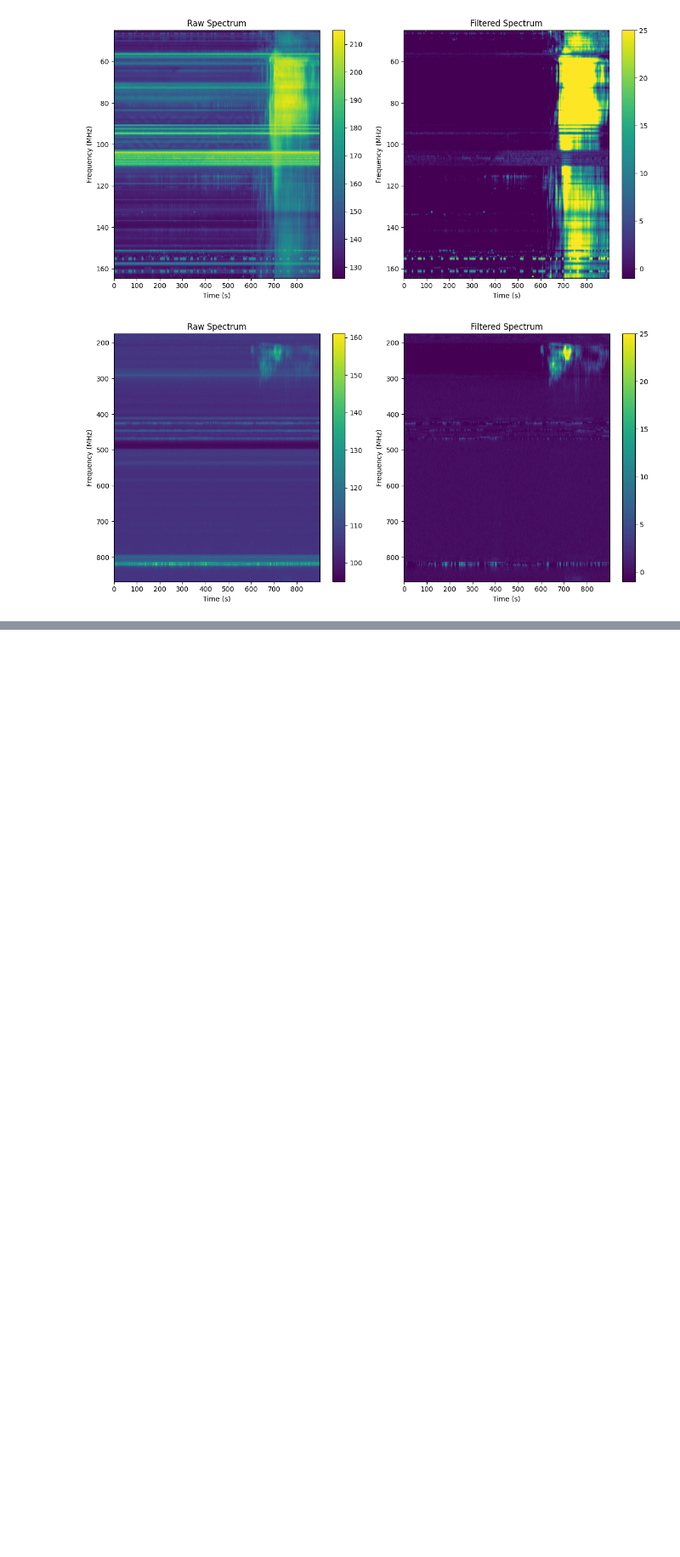
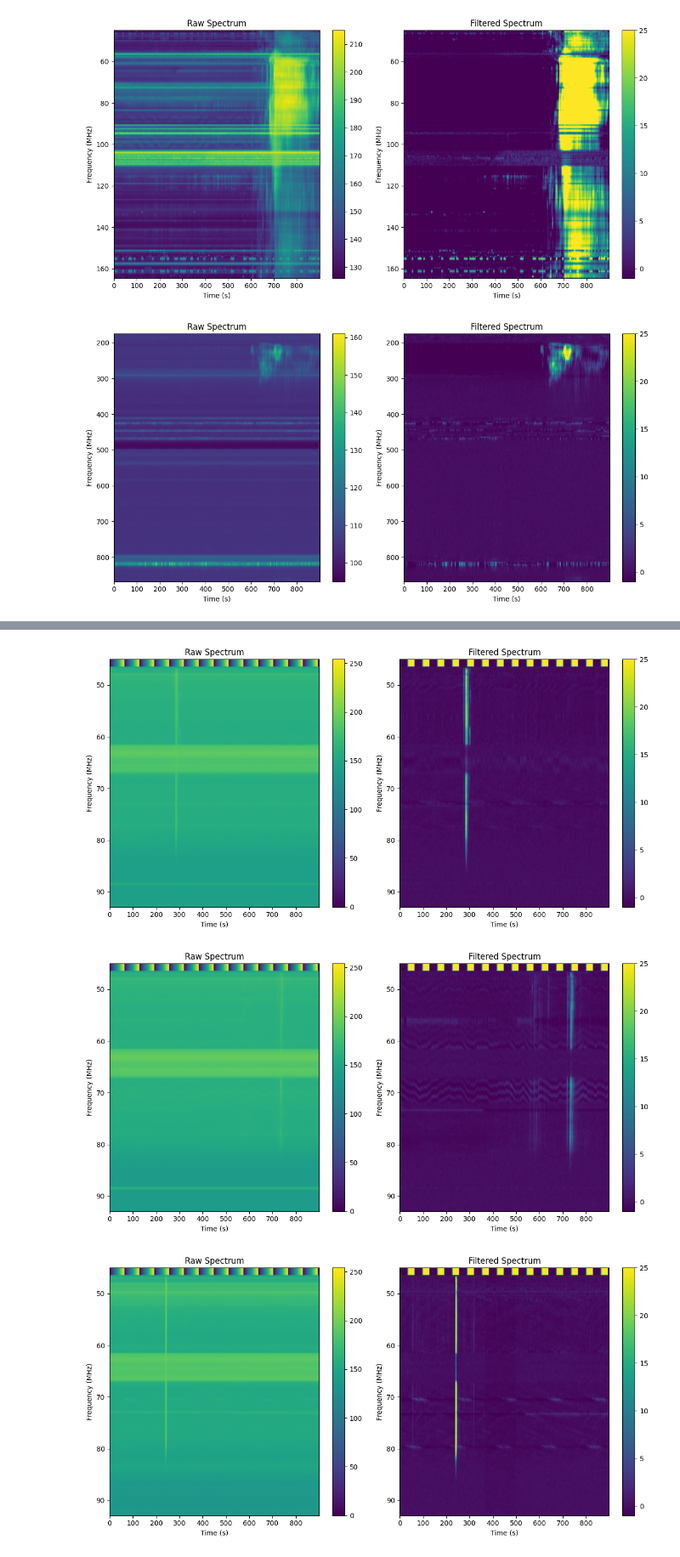
Before and after one commit to EGSA-AI-Research-Team/Solar-Bursts-Classification, a Jupyter notebook: read_data.ipynb, the cells around one changed output, grey strips where cells are left out. Shown at 85% size. Cells and saved outputs as stored; diff of their text form; code cells hidden in the pictures; blank space fills up the shorter version.

Commit message:
update the read_data file

```diff
--- a/read_data.ipynb
+++ b/read_data.ipynb
@@ -207,3 +207,6 @@ for i in range(3):
 [figure]
 [figure]
 [figure]
+# %%
+dataset3, info3= read_fits_dataset('Type III radio burst 2022')
+np.shape(dataset3)
@@ -209,0 +231,7 @@ for i in range(3):
+# %%
+for i in range(3):
+    plot_fits_data(dataset3[i], info3['freqs'][i], info3['times'][i])
+# %% [output]
+[figure, added]
+[figure, added]
+[figure, added]
```
Also changed, not shown: parts of 3 cells of this notebook.
